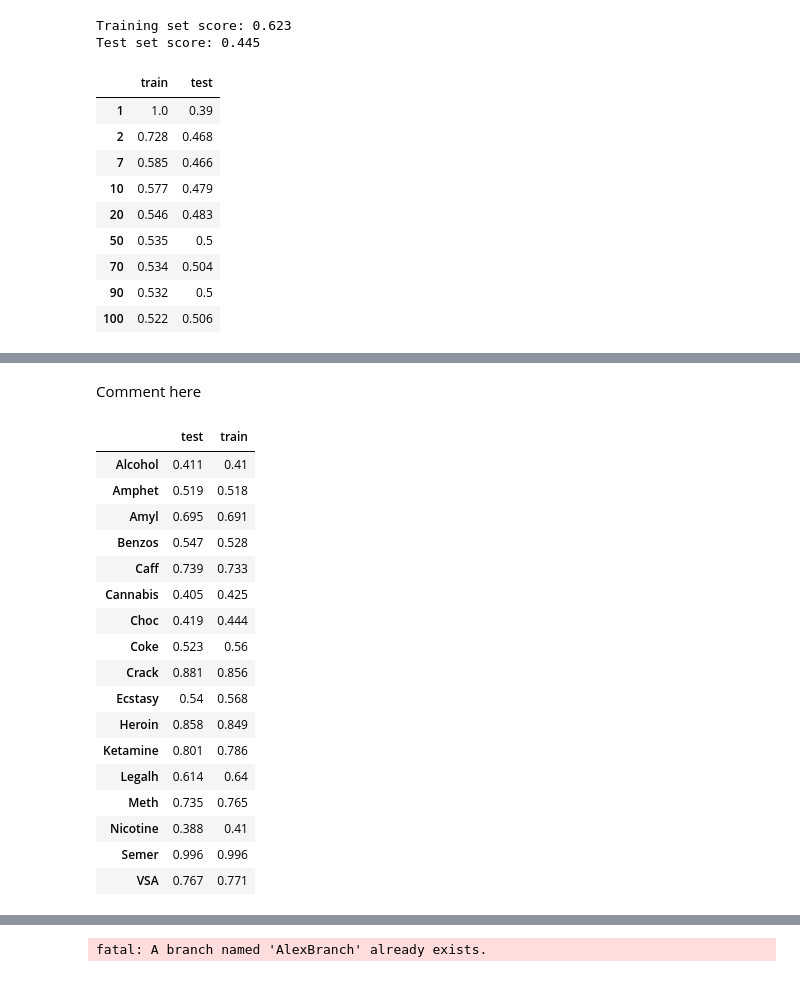
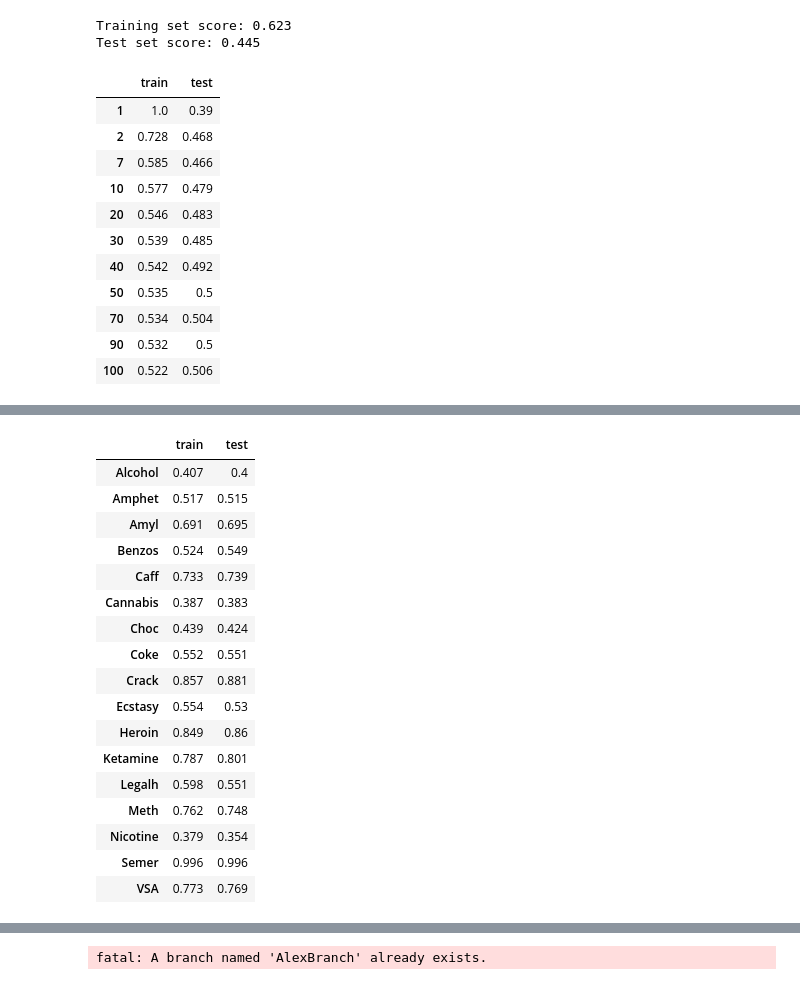
Before and after one commit to AlexTouvras/supervised_learning, a Jupyter notebook: Assignment_1.ipynb, the cells around one changed output, grey strips where cells are left out. Drawn from its saved outputs; the diff is of its cells as text; code cells hidden in the pictures.

```diff
--- a/Assignment_1.ipynb
+++ b/Assignment_1.ipynb
@@ -399,17 +399,17 @@ print("Test set score: {:.3f}".format(KNreg.score(X_test_drug, y_test_drug)))
 Training set score: 0.623
 Test set score: 0.445
 # %%
-n_neighbors = [1, 2, 7, 10, 20, 50, 70,90,100]
+n_neighbors = [1, 2, 7, 10, 20,30,40, 50, 70,90,100]
 rows = ['train', 'test']
 score = pd.DataFrame(columns = rows, index= n_neighbors)
 
 for param in range(0, len(n_neighbors)):
-    logr_drug = KNeighborsClassifier(n_neighbors=n_neighbors[param])
+    KN_drug = KNeighborsClassifier(n_neighbors=n_neighbors[param])
     # Train the model using the training sets
-    logr_drug = logr_drug.fit(X_train_drug, y_train_drug)
-    # Calculate R-squared for both test / train samples ElasticNet
-    score.at[n_neighbors[param],'train'] = round(logr_drug.score(X_train_drug,y_train_drug),3)
-    score.at[n_neighbors[param],'test'] = round(logr_drug.score(X_test_drug,y_test_drug),3)
+    KN_drug = logr_drug.fit(X_train_drug, y_train_drug)
+    # Calculate R-squared for both test / train samples
+    score.at[n_neighbors[param],'train'] = round(KN_drug.score(X_train_drug,y_train_drug),3)
+    score.at[n_neighbors[param],'test'] = round(KN_drug.score(X_test_drug,y_test_drug),3)
 score
 # %% [output]
 |  | train | test |
@@ -418,6 +418,8 @@ score
 | 7 | 0.585 | 0.466 |
 | 10 | 0.577 | 0.479 |
 | 20 | 0.546 | 0.483 |
+| 30 | 0.539 | 0.485 |
+| 40 | 0.542 | 0.492 |
 | 50 | 0.535 | 0.5 |
 | 70 | 0.534 | 0.504 |
 | 90 | 0.532 | 0.5 |
@@ -431,52 +433,50 @@ fig.update_yaxes(title_text='Score')
 fig.show()
 # %% [output]
 [interactive output not drawn]
-# %% [markdown]
-Comment here
 # %%
 columns_drug = ['Alcohol','Amphet', 'Amyl', 'Benzos', 'Caff', 'Cannabis', 'Choc', 'Coke', 'Crack',
            'Ecstasy', 'Heroin', 'Ketamine', 'Legalh', 'Meth','Nicotine', 'Semer', 'VSA']
 rows = ['train', 'test']
 score = pd.DataFrame(columns = rows, index= columns_drug)
 
 # Encode columns into numeric data
 from sklearn.preprocessing import LabelEncoder
 for column in columns_drug:
     le = LabelEncoder()
     drug_data[column] = le.fit_transform(drug_data[column])
 
 
 
 for param in range(0, len(columns_drug)):
     X_train_drug, X_test_drug, y_train_drug, y_test_drug = train_test_split(X, drug_data[columns_drug[param]], random_state=42)
     #Convert dataframes to numpy arrays
     X_train_drug = X_train_drug.to_numpy()
     y_train_drug = y_train_drug.to_numpy()
     X_test_drug = X_test_drug.to_numpy()
     y_test_drug = y_test_drug.to_numpy()
-    logr_drug = LogisticRegression(max_iter= 10000, C=0.1)
+    KN_drug = KNeighborsClassifier(n_neighbors=50)
     # Train the model using the training sets
-    logr_drug = logr_drug.fit(X_train_drug, y_train_drug)
+    KN_drug = KN_drug.fit(X_train_drug, y_train_drug)
     # Calculate R-squared for both test / train samples
-    score.at[columns_drug[param],'train'] = round(logr_drug.score(X_train_drug,y_train_drug),3)
-    score.at[columns_drug[param],'test'] = round(logr_drug.score(X_test_drug,y_test_drug),3)
+    score.at[columns_drug[param],'train'] = round(KN_drug.score(X_train_drug,y_train_drug),3)
+    score.at[columns_drug[param],'test'] = round(KN_drug.score(X_test_drug,y_test_drug),3)
 score
 # %% [output]
-|  | test | train |
-| Alcohol | 0.411 | 0.41 |
-| Amphet | 0.519 | 0.518 |
-| Amyl | 0.695 | 0.691 |
-| Benzos | 0.547 | 0.528 |
-| Caff | 0.739 | 0.733 |
-| Cannabis | 0.405 | 0.425 |
-| Choc | 0.419 | 0.444 |
-| Coke | 0.523 | 0.56 |
-| Crack | 0.881 | 0.856 |
-| Ecstasy | 0.54 | 0.568 |
-| Heroin | 0.858 | 0.849 |
-| Ketamine | 0.801 | 0.786 |
-| Legalh | 0.614 | 0.64 |
-| Meth | 0.735 | 0.765 |
-| Nicotine | 0.388 | 0.41 |
+|  | train | test |
+| Alcohol | 0.407 | 0.4 |
+| Amphet | 0.517 | 0.515 |
+| Amyl | 0.691 | 0.695 |
+| Benzos | 0.524 | 0.549 |
+| Caff | 0.733 | 0.739 |
+| Cannabis | 0.387 | 0.383 |
+| Choc | 0.439 | 0.424 |
+| Coke | 0.552 | 0.551 |
+| Crack | 0.857 | 0.881 |
+| Ecstasy | 0.554 | 0.53 |
+| Heroin | 0.849 | 0.86 |
+| Ketamine | 0.787 | 0.801 |
+| Legalh | 0.598 | 0.551 |
+| Meth | 0.762 | 0.748 |
+| Nicotine | 0.379 | 0.354 |
 | Semer | 0.996 | 0.996 |
-| VSA | 0.767 | 0.771 |
+| VSA | 0.773 | 0.769 |
```
Also changed, not shown: parts of 13 cells of this notebook.
